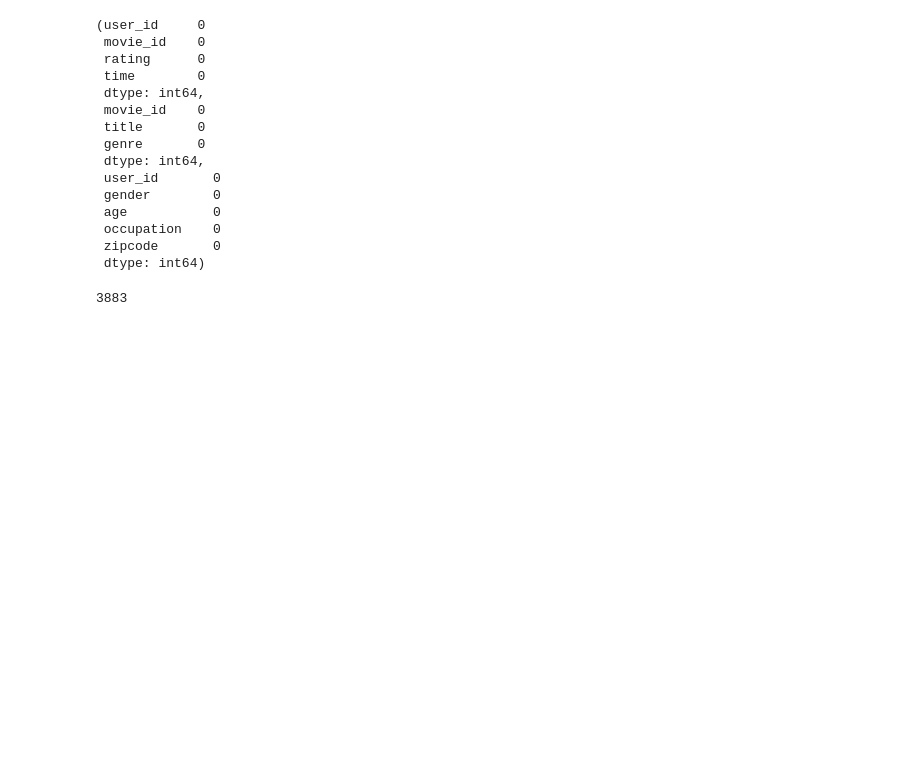
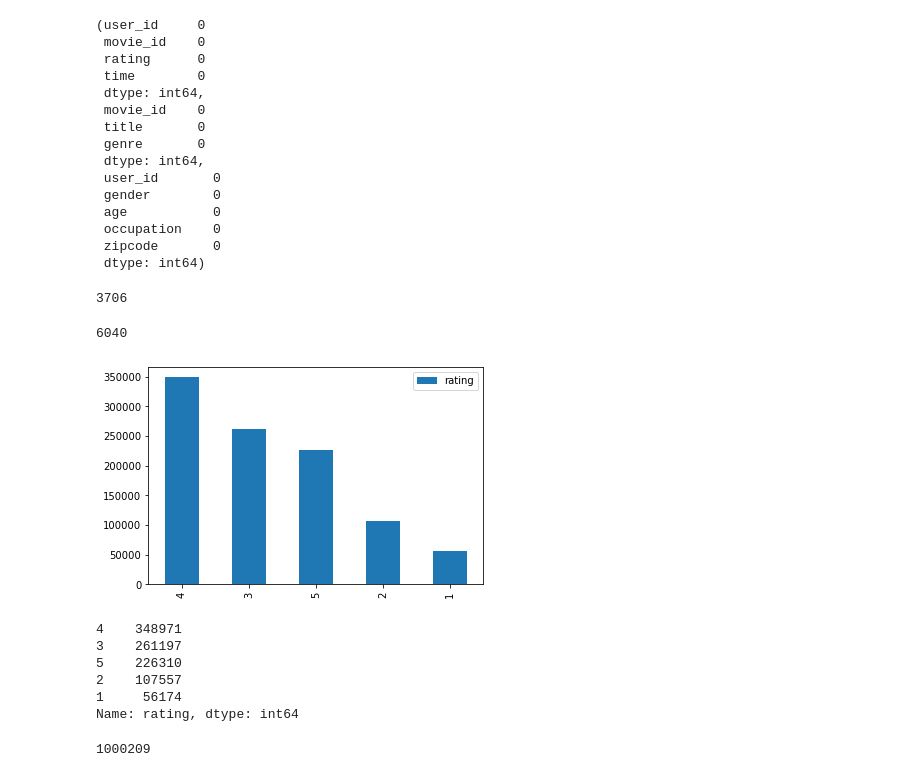
Before and after one commit to soxxun/python, a Jupyter notebook: 20220406/20220406.ipynb, the cells around one changed output. Drawn from its saved outputs; the diff is of its cells as text; code cells hidden in the pictures; blank space fills up the shorter version.

```diff
--- a/20220406/20220406.ipynb
+++ b/20220406/20220406.ipynb
@@ -79,4 +79,29 @@ r_df.isna().sum(),m_df.isna().sum(),u_df.isna().sum()
-# %%
-len(m_df['movie_id'].unique())
-# %% [output]
-3883
+# %%
+# 평점이 매겨진 영화의 개수
+len(r_df['movie_id'].unique())
+# %% [output]
+3706
+# %%
+# 평점에 참여한 유저수
+len(r_df['user_id'].unique())
+# %% [output]
+6040
+# %%
+# 평점의 히스토그램(구간)
+pd.DataFrame( r_df['rating'].value_counts() ).plot.bar()
+plt.show()
+# %% [output]
+[figure, added]
+# %%
+r_df['rating'].value_counts()
+# %% [output]
+4    348971
+3    261197
+5    226310
+2    107557
+1     56174
+Name: rating, dtype: int64
+# %%
+len(r_df['rating'])
+# %% [output]
+1000209
```
Also changed, not shown: parts of 5 cells of this notebook.
